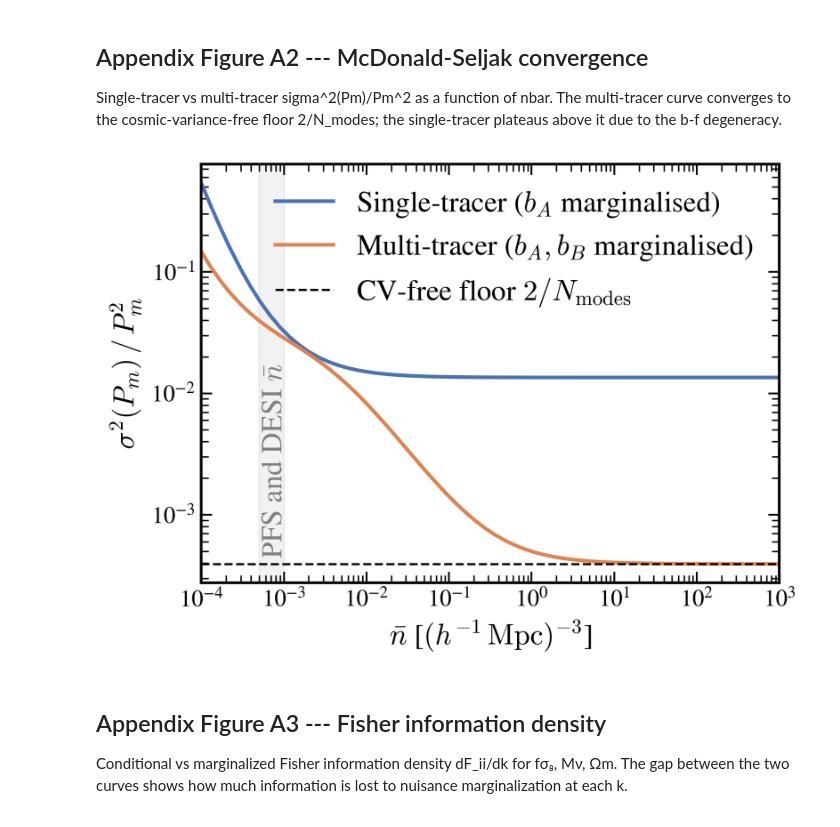
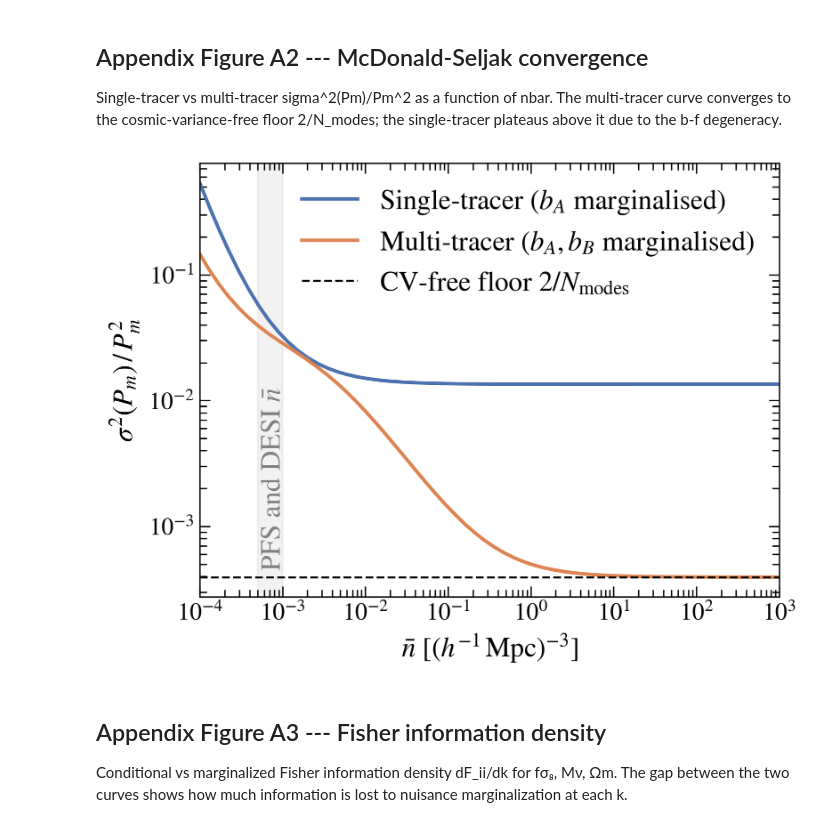
Before and after one commit to MinhMPA/PFSxDESI-multi-fish, a Jupyter notebook: notebooks/figures.ipynb, the cells around one changed output. Saved outputs shown, nothing was run; the diff lists cells and outputs as text; code cells hidden in the pictures.

```diff
--- a/notebooks/figures.ipynb
+++ b/notebooks/figures.ipynb
@@ -18,8 +18,15 @@ tweak styling interactively.
 - `r_sigma_v = 0.75`: FoG velocity ratio sigma_v,PFS / sigma_v,DESI
 - Asymmetric kmax in overlap: kmax_PFS = kmax_DESI / r_sigma_v
 # %%
-import os, sys
+import os
 os.chdir("/Users/nguyenmn/PFSxDESI-multi-fish")
+n_cpus = str(os.cpu_count())
+os.environ['KMP_DUPLICATE_LIB_OK'] = 'TRUE'
+os.environ['OMP_NUM_THREADS'] = n_cpus
+os.environ['OPENBLAS_NUM_THREADS'] = n_cpus
+os.environ['MKL_NUM_THREADS'] = n_cpus
+
+import sys
 sys.path.insert(0, ".")
 
 import jax
@@ -27,22 +34,12 @@ jax.config.update("jax_enable_x64", True)
 
 import numpy as np
 
-# Run the pipeline (~30s)
-from pfsfog.config import ForecastConfig
-from pfsfog.cli import run_pipeline
-
-cfg = ForecastConfig.from_yaml("configs/default.yaml")
-results = run_pipeline(cfg, verbose=True)
-
 import matplotlib as mpl
 import matplotlib.pyplot as plt
 %matplotlib inline
 %config InlineBackend.figure_format = 'retina'
 plt.rcParams.update({
     "text.usetex": False,
-    "mathtext.fontset": "cm",
-    "font.family": "STIXGeneral",
-    "font.sans-serif": "Computer Modern",
     "font.size": 24})
 from matplotlib.gridspec import GridSpec, GridSpecFromSubplotSpec
 plt.rcParams['xtick.direction'] = 'in'
@@ -61,4 +58,4 @@ plt.rcParams['xtick.minor.visible'] = True
 plt.rcParams['ytick.minor.visible'] = True
 plt.rcParams['font.size'] = 24
 plt.rcParams['axes.linewidth'] = 1.5
-plt.rcParams["axes.unicode_minus"] = False
+from matplotlib.gridspec import GridSpec, GridSpecFromSubplotSpec
@@ -507,36 +512,36 @@ def _sigma2_mt(nbar):
             [sA*sB,   sB*Pm,   sA*Pm]])
         F += wi * D.T @ np.linalg.inv(C3) @ D
     F *= Nmodes_ms / 2.0
     Fb = F[1:, 1:]
     Fc = F[0, 1:]
     return 1.0 / (F[0, 0] - Fc @ np.linalg.solve(Fb, Fc))
 
 nbars_ms = np.logspace(-4, 3, 60)  # 1e-4 to 1e3: covers realistic survey densities
 s2_st = np.array([_sigma2_st(n) for n in nbars_ms])
 s2_mt = np.array([_sigma2_mt(n) for n in nbars_ms])
 cv_floor = 2.0 * Pm**2 / Nmodes_ms
 
 fig, ax = plt.subplots(figsize=(6, 4.5))
-ax.loglog(nbars_ms, s2_st / Pm**2, "-", color="#4C72B0", lw=2,
+ax.loglog(nbars_ms, s2_st / Pm**2, ls="-", color="#4C72B0", lw=2,
           label=r"Single-tracer ($b_A$ marginalised)")
-ax.loglog(nbars_ms, s2_mt / Pm**2, "-", color="#DD8452", lw=2,
+ax.loglog(nbars_ms, s2_mt / Pm**2, ls="-", color="#DD8452", lw=2,
           label=r"Multi-tracer ($b_A, b_B$ marginalised)")
 ax.axhline(cv_floor / Pm**2, ls="--", color="k", lw=1.2,
            label=r"CV-free floor $2/N_{\rm modes}$")
 
 # Typical survey nbar range
 ax.axvspan(5e-4, 1e-3, color="gray", alpha=0.10, zorder=0)
 ax.text(7.8e-4, 5e-4, r"PFS and DESI $\bar{n}$", color="gray",
         fontsize=16, ha="center", rotation=90)
 
 ax.set_xlabel(r"$\bar{n}$ [$(h^{-1}\,\mathrm{Mpc})^{-3}$]")
 ax.set_ylabel(r"$\sigma^2(P_m)\,/\,P_m^2$")
 ax.set_xlim(nbars_ms[0], nbars_ms[-1])
 ax.legend(frameon=False, fontsize=16, loc="upper right")
 fig.tight_layout()
 plt.show()
 # %% [output]
-[figure, old version]
+[figure, new version]
 # %% [markdown]
 ## Appendix Figure A3 --- Fisher information density
 
```
Also changed, not shown: parts of 11 cells of this notebook, 7 other files.
